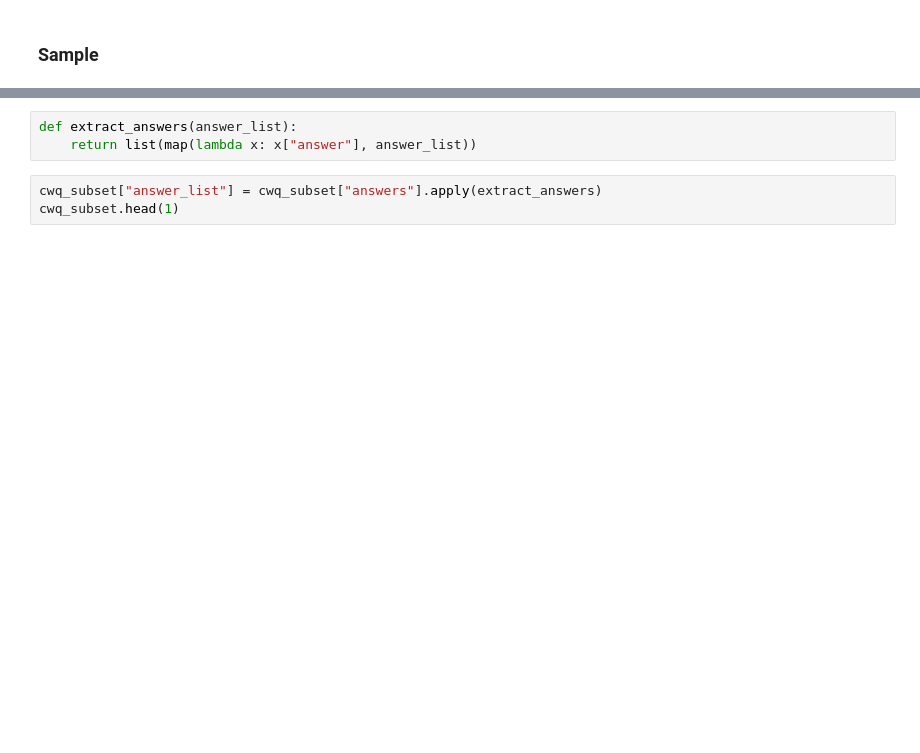
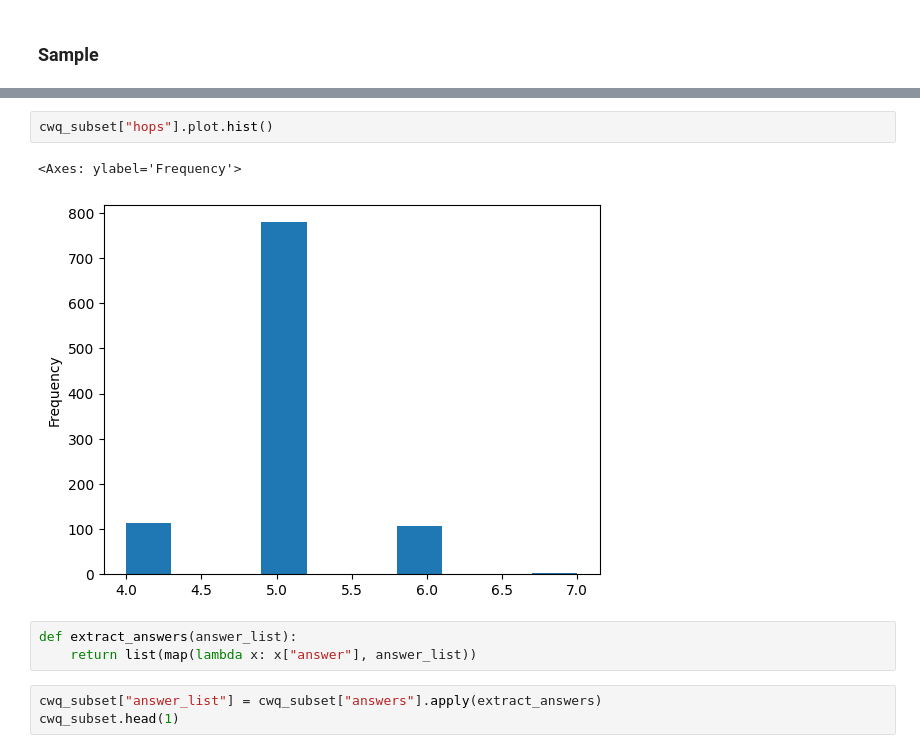
Before and after one commit to plaunezkiy/dissertation, a Jupyter notebook: code/0_data/cwq.ipynb, the cells around one changed output, grey strips where cells are left out. Saved outputs shown, nothing was run; the diff lists cells and outputs as text; blank space fills up the shorter version.

```diff
--- a/code/0_data/cwq.ipynb
+++ b/code/0_data/cwq.ipynb
@@ -175,3 +208,8 @@ cwq_subset = cwq_paths.groupby("compositionality_type", group_keys=False).apply(
+# %%
+cwq_subset["hops"].plot.hist()
+# %% [output]
+<Axes: ylabel='Frequency'>
+[figure, added]
 # %%
 def extract_answers(answer_list):
     return list(map(lambda x: x["answer"], answer_list))
```
Also changed, not shown: parts of 6 cells of this notebook, 51 other files.
